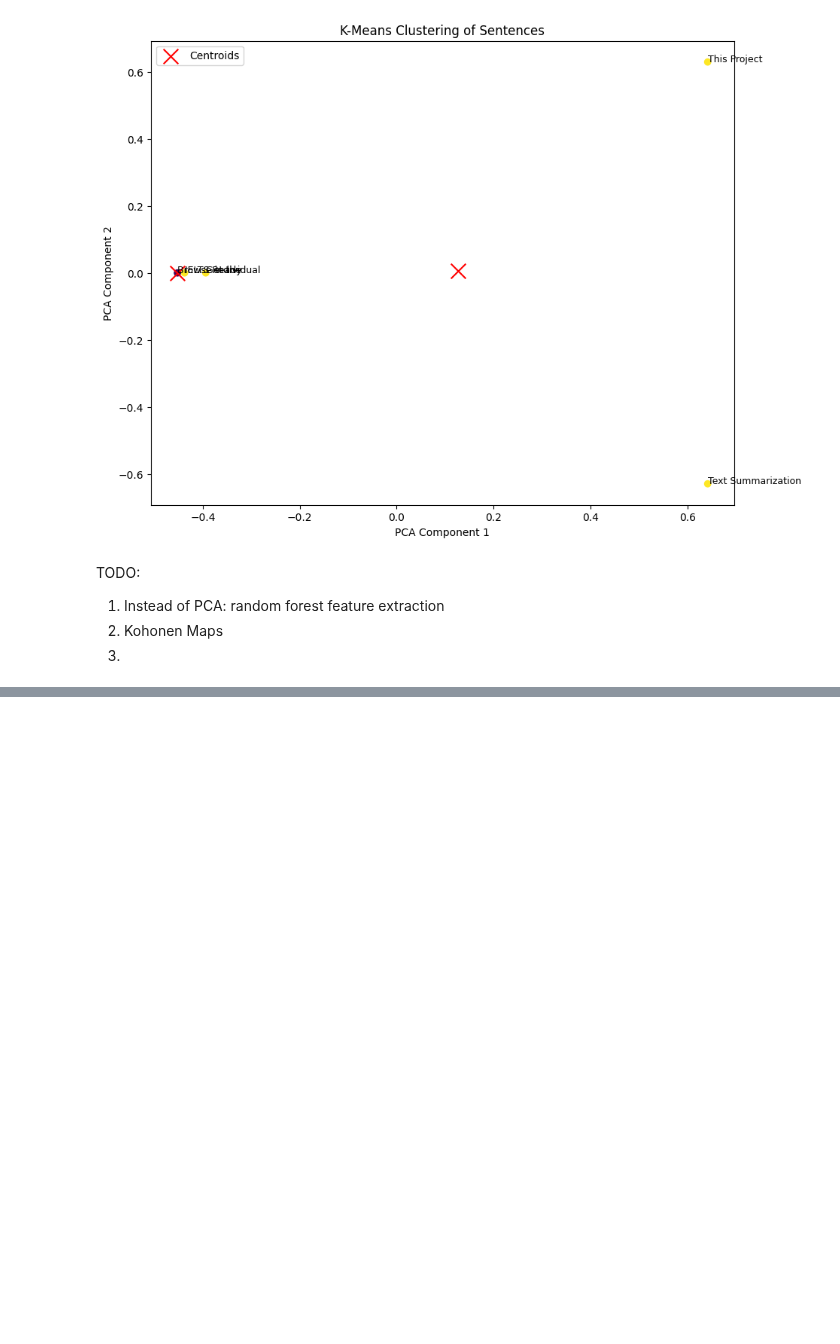
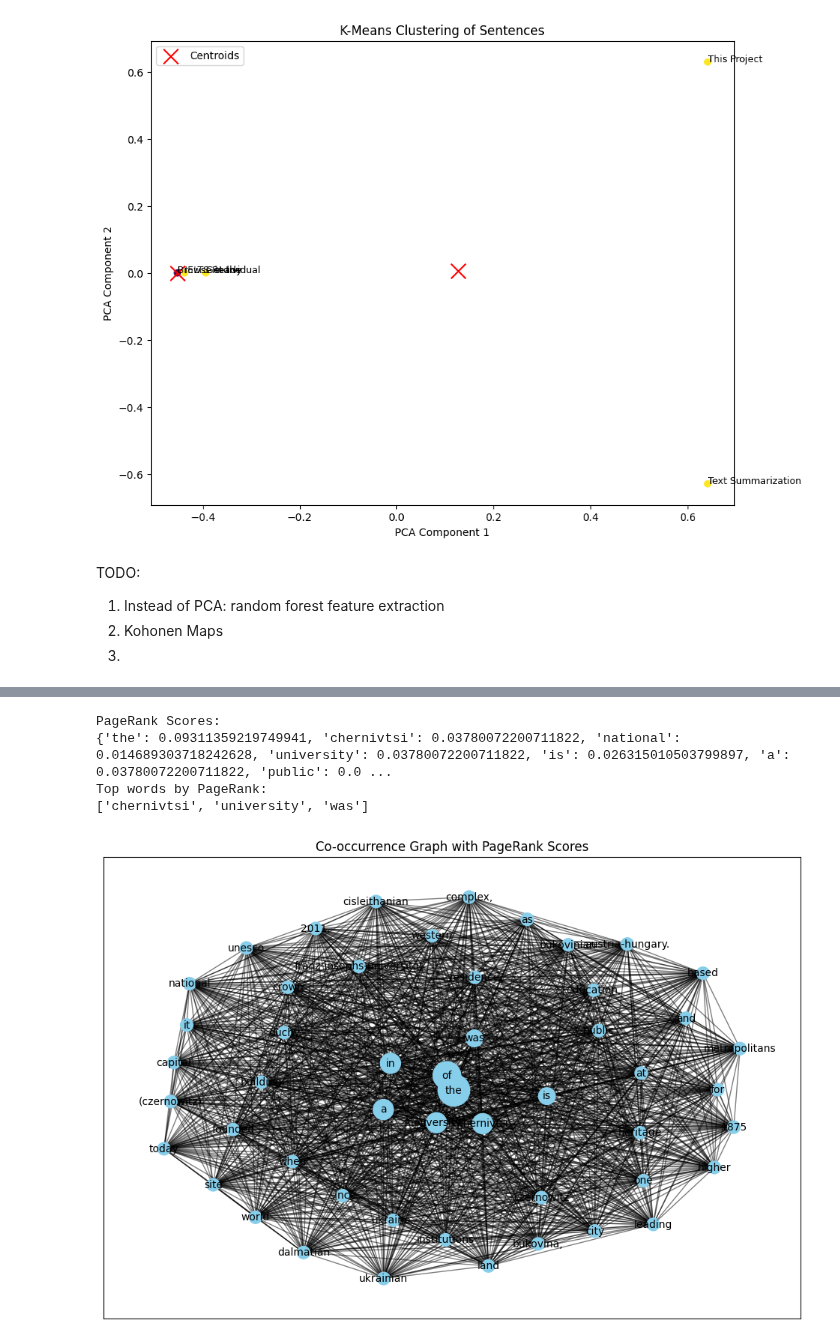
Before and after one commit to maxvonlancaster/nlp-fuzzy, a Jupyter notebook: src/summarization.ipynb, the cells around one changed output, grey strips where cells are left out. Cells and saved outputs as stored; diff of their text form; code cells hidden in the pictures; blank space fills up the shorter version.

```diff
--- a/src/summarization.ipynb
+++ b/src/summarization.ipynb
@@ -122,0 +149,63 @@ TODO:
+# %%
+import networkx as nx
+import itertools
+import matplotlib.pyplot as plt
+
+def preprocess_text(text):
+    words = text.lower().split()
+    return words
+
+def build_co_occurrence_graph(words, window_size=2):
+    G = nx.Graph()
+    pairs = list(itertools.combinations(words, window_size))
+    for pair in pairs:
+        if G.has_edge(pair[0], pair[1]):
+            G[pair[0]][pair[1]]['weight'] += 1
+        else:
+            G.add_edge(pair[0], pair[1], weight=1)
+    return G
+
+def apply_pagerank(G):
+    pagerank_scores = nx.pagerank(G, weight='weight')
+    return pagerank_scores
+
+def generate_graph(G, pagerank_scores):
+    pos = nx.spring_layout(G)
+    plt.figure(figsize=(12, 8))
+
+    # Draw nodes
+    nx.draw_networkx_nodes(G, pos, node_size=[v * 10000 for v in pagerank_scores.values()], node_color='skyblue')
+
+    # Draw edges
+    nx.draw_networkx_edges(G, pos, width=1.0, alpha=0.5)
+
+    # Draw labels
+    nx.draw_networkx_labels(G, pos, font_size=10)
+
+    plt.title("Co-occurrence Graph with PageRank Scores")
+    plt.show()
+
+# Example usage
+texts = [
+    "Graph-based text mining involves representing text data as a graph and using graph algorithms to extract meaningful patterns.",
+    "The Chernivtsi National University is a public university in the city of Chernivtsi in Western Ukraine. One of the leading Ukrainian institutions for higher education, it was founded in 1875 as the Franz-Josephs-Universität Czernowitz when Chernivtsi (Czernowitz) was the capital of the Duchy of Bukovina, a Cisleithanian crown land of Austria-Hungary. Today the university is based at the Residence of Bukovinian and Dalmatian Metropolitans building complex, a UNESCO World Heritage Site since 2011."
+]
+
+words = preprocess_text(texts[1])
+G = build_co_occurrence_graph(words)
+pagerank_scores = apply_pagerank(G)
+
+print("PageRank Scores:")
+print(pagerank_scores)
+
+top_words = [score for score in pagerank_scores if pagerank_scores[score] > 0.02 and score not in ['the', 'is', 'in', 'and', 'of', 'a', 'to']]
+print("Top words by PageRank:")
+print(top_words)
+
+generate_graph(G, pagerank_scores)
+# %% [output]
+PageRank Scores:
+{'the': 0.09311359219749941, 'chernivtsi': 0.03780072200711822, 'national': 0.014689303718242628, 'university': 0.03780072200711822, 'is': 0.026315010503799897, 'a': 0.03780072200711822, 'public': 0.0 ...
+Top words by PageRank:
+['chernivtsi', 'university', 'was']
+[figure, added]
```
Also changed, not shown: parts of 10 cells of this notebook, 1 other file.
